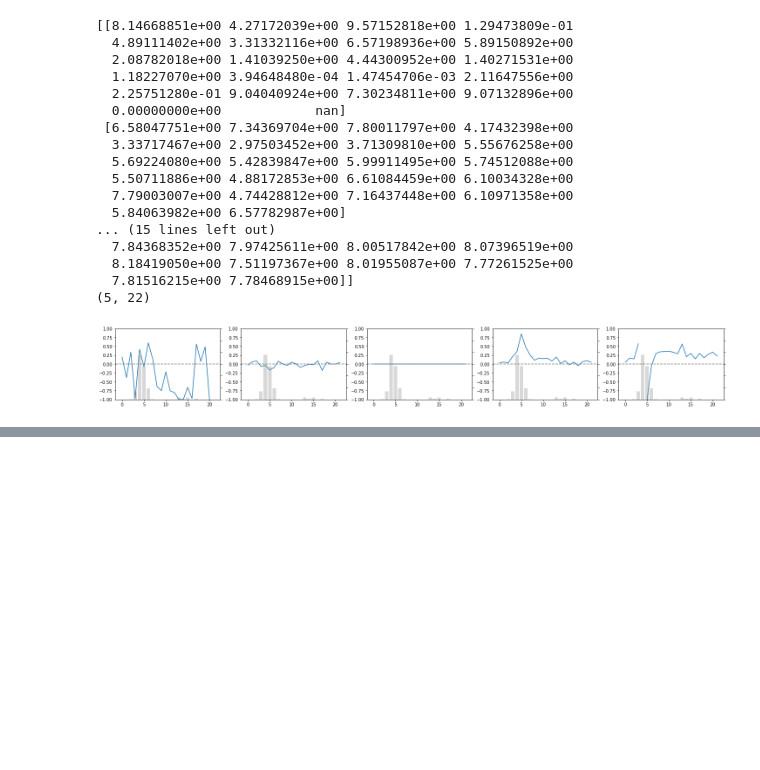
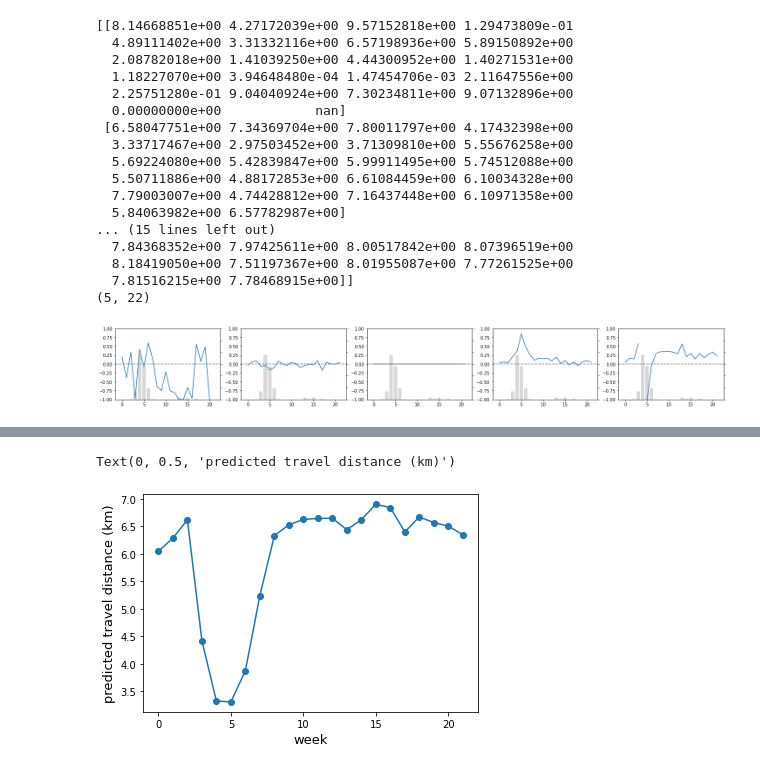
Before and after one commit to HuangNX/Conformity_Casual_Inferance, a Jupyter notebook: try_ATE.ipynb, the cells around one changed output, grey strips where cells are left out. Cells and saved outputs as stored; diff of their text form; code cells hidden in the pictures; blank space fills up the shorter version.

```diff
--- a/try_ATE.ipynb
+++ b/try_ATE.ipynb
@@ -651,0 +715,10 @@ for label in range(label_counts):
+# %%
+predict = pd.read_csv("results/predicions.csv")
+mean_predict = predict.groupby("time")['predict'].mean()
+
+plt.plot(mean_predict, marker='o')
+plt.xlabel("week", fontsize=13)
+plt.ylabel("predicted travel distance (km)", fontsize=13)
+# %% [output]
+Text(0, 0.5, 'predicted travel distance (km)')
+[figure, added]
```
Also changed, not shown: parts of 38 cells of this notebook, 5 other files.
